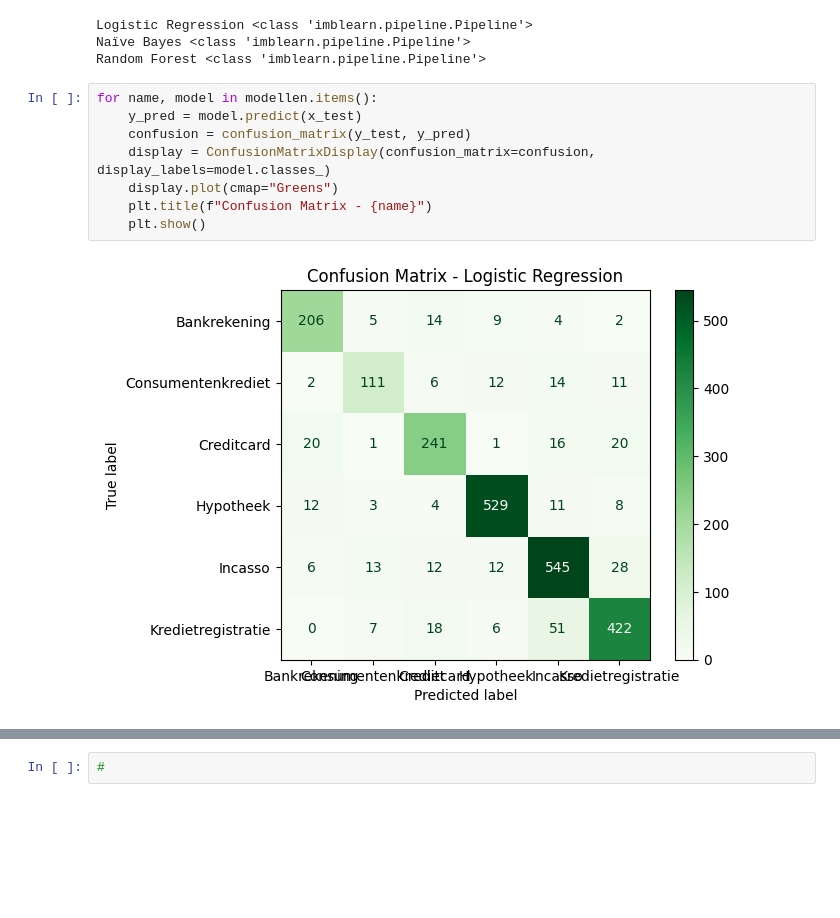
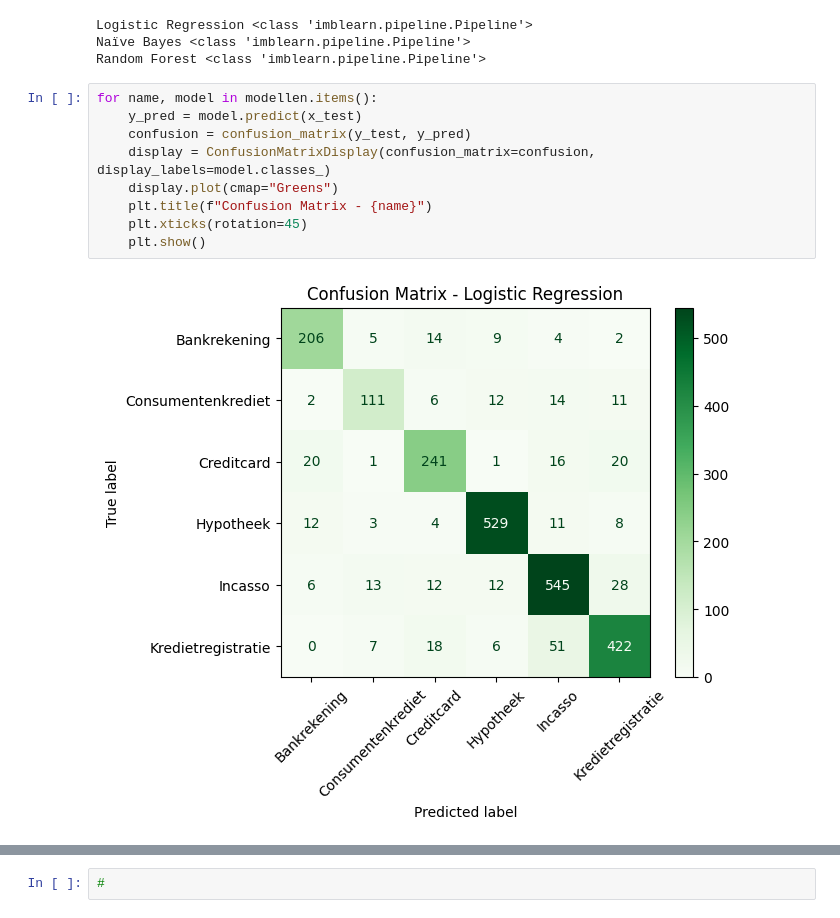
Before and after one commit to AmissaAbbes/Dataproject1, a Jupyter notebook: modelling.ipynb, the cells around one changed output, grey strips where cells are left out. Saved outputs shown, nothing was run; the diff lists cells and outputs as text; blank space fills up the shorter version.

Commit message:
rotation xas namen

```diff
--- a/modelling.ipynb
+++ b/modelling.ipynb
@@ -247,10 +247,11 @@ Random Forest <class 'imblearn.pipeline.Pipeline'>
 # %%
 for name, model in modellen.items():
     y_pred = model.predict(x_test)
     confusion = confusion_matrix(y_test, y_pred)
     display = ConfusionMatrixDisplay(confusion_matrix=confusion, display_labels=model.classes_)
     display.plot(cmap="Greens")
     plt.title(f"Confusion Matrix - {name}")
+    plt.xticks(rotation=45)
     plt.show()
 # %% [output]
-[figure, old version]
+[figure, new version]
```
Also changed, not shown: parts of 1 cell of this notebook.
